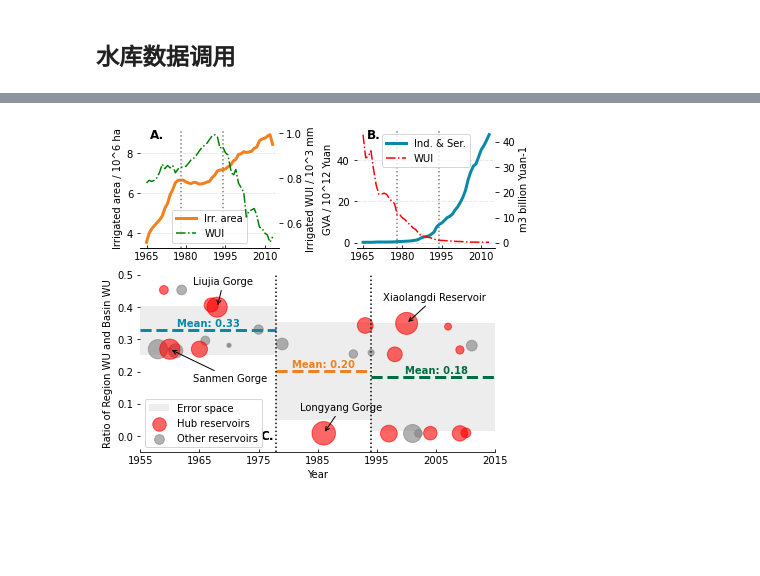
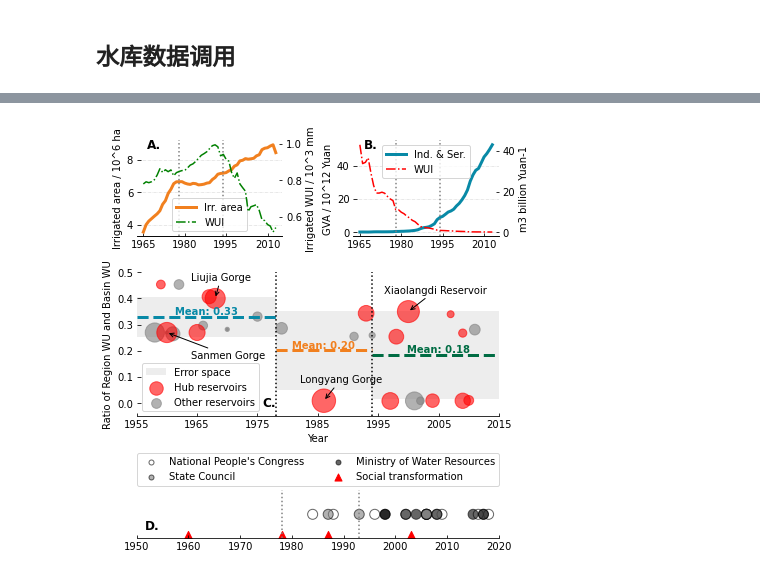
Before and after one commit to SongshGeo/Water-Governance-Regimes, a Jupyter notebook: notebooks/regime_shift_causes.ipynb, the cells around one changed output, grey strips where cells are left out. Drawn from its saved outputs; the diff is of its cells as text; code cells hidden in the pictures; blank space fills up the shorter version.

```diff
--- a/notebooks/regime_shift_causes.ipynb
+++ b/notebooks/regime_shift_causes.ipynb
@@ -172,12 +213,13 @@ F_test的值是3.06
 import seaborn as sns
 from matplotlib.gridspec import GridSpec
 
-fig = plt.figure(figsize=(6, 5), constrained_layout=True)
-gs = GridSpec(2, 8, figure=fig, height_ratios=[2, 3])
+fig = plt.figure(figsize=(6, 6), constrained_layout=True)
+gs = GridSpec(3, 8, figure=fig, height_ratios=[2, 3, 1])
 ax1 = fig.add_subplot(gs[0, :4])
 ax2 = fig.add_subplot(gs[0, 4:])
 # ax3 = fig.add_subplot(gs[1, :3])
 ax4 = fig.add_subplot(gs[1, :])
+ax5 = fig.add_subplot(gs[2, :])
 
 gva_cols = ['Irrigated area: Total', 'Industrial gross value added (GVA): Total', "Service GVA"]
 wui_cols = ['Irrigation water-use intensity (WUI): Total', 'Industrial WUI: Total', 'Service WUI']
@@ -241,32 +283,35 @@ x_r, y_r = 0.12, 0.95
 x1, y1 = get_position_by_ratio(ax1, x_r, y_r)
 x2, y2 = get_position_by_ratio(ax2, x_r, y_r)
 ax1.text(x1, y1, 'A.', ha='center', va='center', weight='bold', size='large')
 ax2.text(x2, y2, 'B.', ha='center', va='center', weight='bold', size='large')
 # ax3.text(-0.2, 20, 'c.', ha='center', va='center', weight='bold', size='large')
-ax4.text(1976.5, 0.0, 'C.', ha='center', va='center', weight='bold', size='large')
+ax4.text(1977, 0.0, 'C.', ha='center', va='center', weight='bold', size='large')
+ax5.text(1953, -0.5, 'D.', ha='center', va='center', weight='bold', size='large')
 
 # 坐标轴
 plt.rcParams['xtick.direction'] = 'in'  # in; out; inout
 plt.rcParams['ytick.direction'] = 'in'
 ax1.axes.get_xaxis().set_visible(True)
 for ax in [ax1, ax2]:
     ax.axvline(1978, ls=':', color='gray', lw=1.5)
     ax.axvline(1994, ls=':', color='gray', lw=1.5)
     ax.yaxis.grid(color='lightgray', linestyle='-.', linewidth=0.5)
 
 for ax in [ax1, ax2, ax1_2, ax2_2, ax4]:
     ax.spines['top'].set_visible(False)
     ax.spines['left'].set_visible(False)
     ax.spines['right'].set_visible(False)
     ax.spines['bottom'].set_visible(True)
 
 for ax in [ax1, ax2, ax1_2, ax2_2]:
     ax.set_xticks(np.arange(1965, 2013, 15))
 
 ax4.set_xticks(np.arange(1955, 2016, 10))
+
+plot_time_line(ax5)
 # 储存和显示图片
 plt.savefig('../figures/main/causes.pdf', dpi=300)
 plt.savefig('../figures/main/causes.jpg', dpi=300)
 plt.show();
 # %% [output]
-[figure, old version]
+[figure, new version]
```
Also changed, not shown: parts of 4 cells of this notebook, 5 other files.
